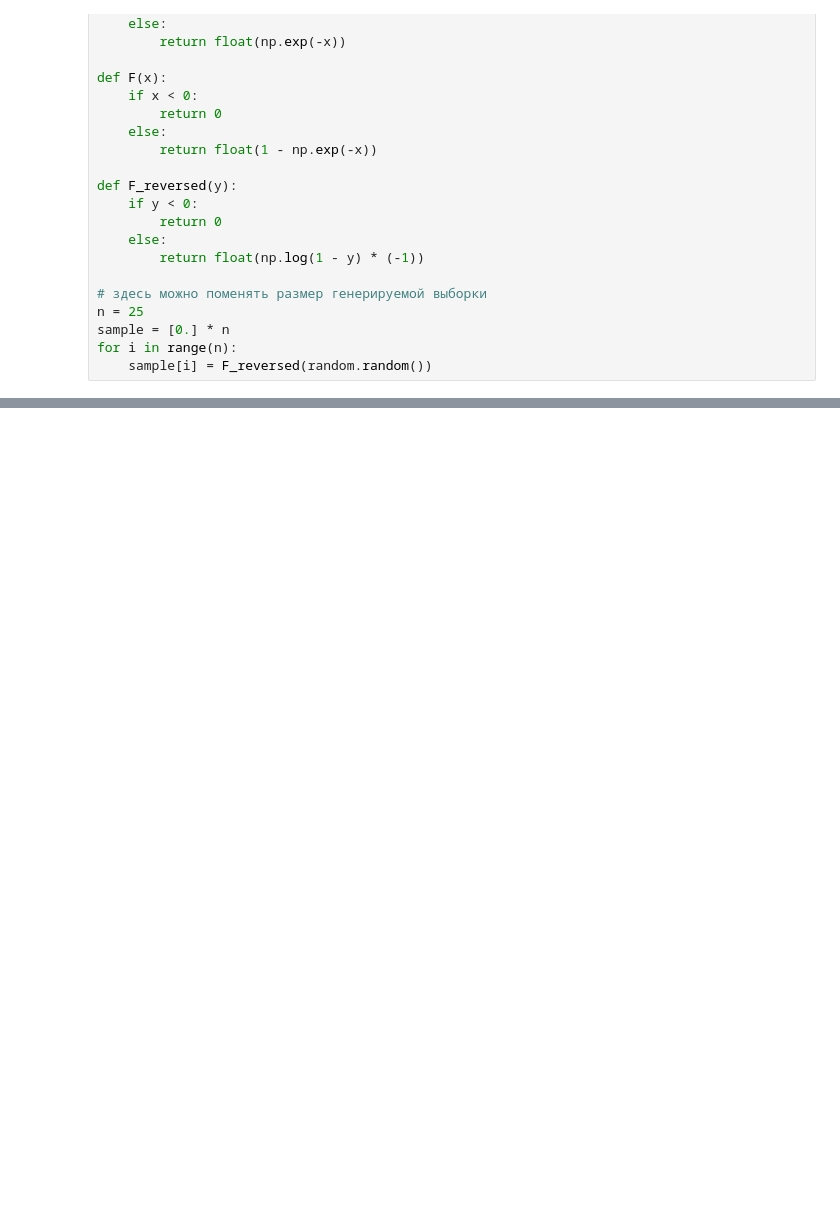
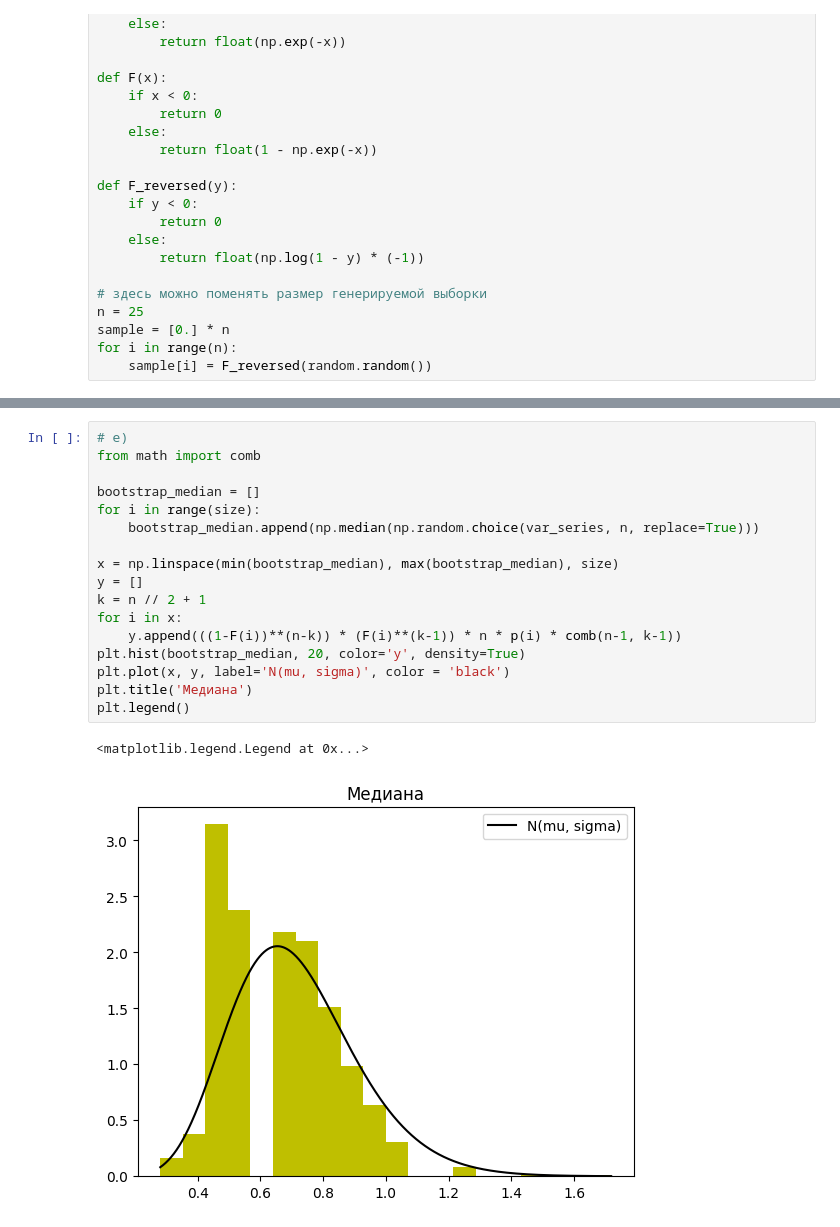
Before and after one commit to Salnikova-Lida/Math_stat_2025_spring, a Jupyter notebook: assignment_1/task2.ipynb, the cells around one changed output, grey strips where cells are left out. Drawn from its saved outputs; the diff is of its cells as text; blank space fills up the shorter version.

```diff
--- a/assignment_1/task2.ipynb
+++ b/assignment_1/task2.ipynb
@@ -114,0 +129,20 @@ plt.legend()
+# %%
+# e)
+from math import comb
+
+bootstrap_median = []
+for i in range(size):
+    bootstrap_median.append(np.median(np.random.choice(var_series, n, replace=True)))
+
+x = np.linspace(min(bootstrap_median), max(bootstrap_median), size)
+y = []
+k = n // 2 + 1
+for i in x:
+    y.append(((1-F(i))**(n-k)) * (F(i)**(k-1)) * n * p(i) * comb(n-1, k-1))
+plt.hist(bootstrap_median, 20, color='y', density=True)
+plt.plot(x, y, label='N(mu, sigma)', color = 'black')
+plt.title('Медиана')
+plt.legend()
+# %% [output]
+<matplotlib.legend.Legend at 0x...>
+[figure, added]
```
Also changed, not shown: parts of 7 cells of this notebook.
